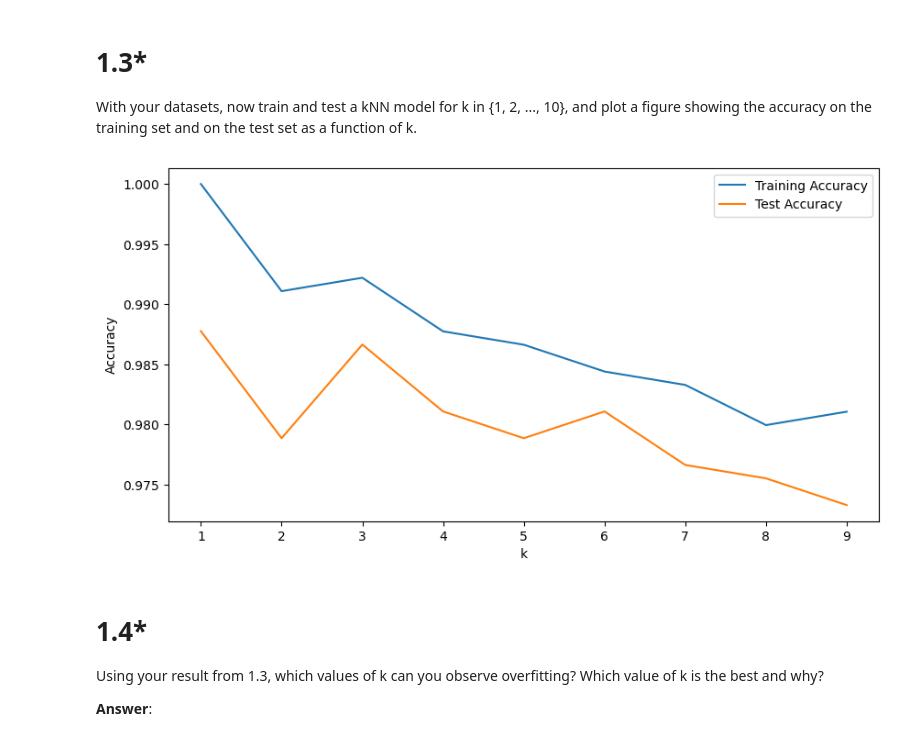
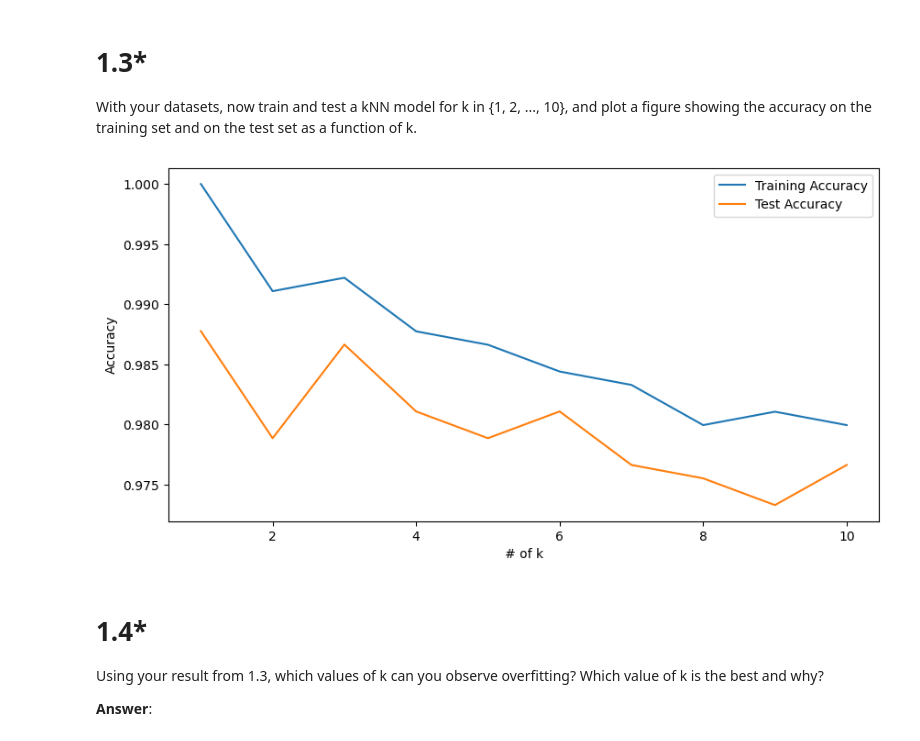
Before and after one commit to noa-bit/dm1590-labs, a Jupyter notebook: lab-3/DM1590_Lab3.ipynb, the cells around one changed output. Saved outputs shown, nothing was run; the diff lists cells and outputs as text; code cells hidden in the pictures.

```diff
--- a/lab-3/DM1590_Lab3.ipynb
+++ b/lab-3/DM1590_Lab3.ipynb
@@ -60,33 +72,30 @@ Y: ((898,), (899,))
 
 With your datasets, now train and test a kNN model for k in {1, 2, ..., 10}, and plot a figure showing the accuracy on the training set and on the test set as a function of k.
 # %%
-# add your code below
-
-# k Nearest neighbors
 from sklearn import neighbors
 
-k_s = range(1, 10)
+k_s = range(1, 11)
 
 training_results = []
 test_results = []
 
 for k in k_s:
     kNN = neighbors.KNeighborsClassifier(n_neighbors=k)
     kNN.fit(x_train, y_train)
 
-    training_results.append(kNN.score(x_train, y_train))
+    training_results.append(kNN.score(x_train, y_train)) #score returns accuracy
     test_results.append(kNN.score(x_test, y_test))
 
 # -----
 plt.figure(figsize=(10, 5))
 plt.plot(k_s, training_results, label='Training Accuracy')
 plt.plot(k_s, test_results, label='Test Accuracy')
-plt.xlabel('k')
+plt.xlabel('# of k')
 plt.ylabel('Accuracy')
 plt.legend()
 plt.show()
 # %% [output]
-[figure, old version]
+[figure, new version]
 # %% [markdown]
 # 1.4*
 
```
Also changed, not shown: parts of 2 cells of this notebook.
